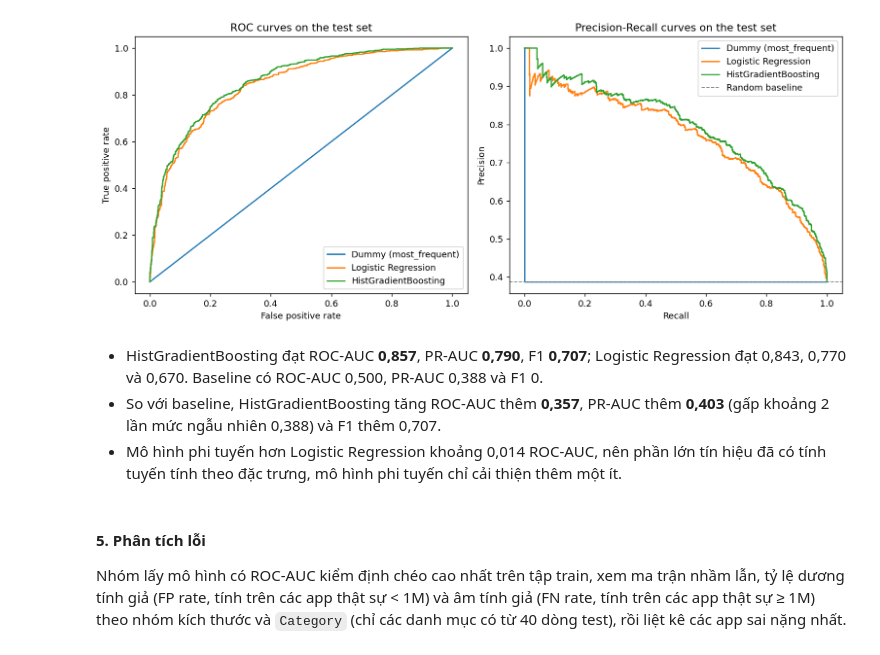
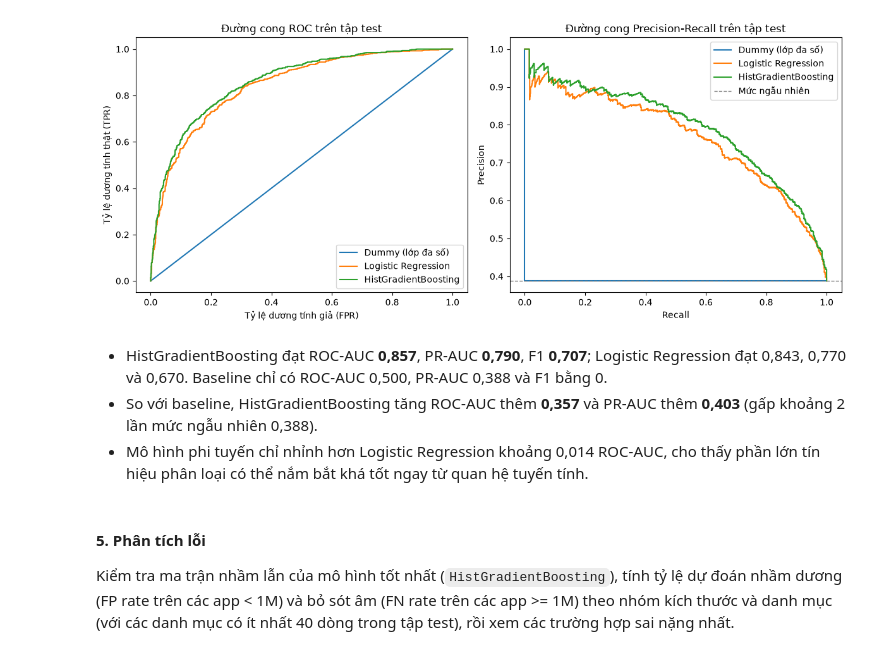
Before and after one commit to phtanh05/google-play-store-apps-analysis, a Jupyter notebook: notebooks/03_ml_question.ipynb, the cells around one changed output. Saved outputs shown, nothing was run; the diff lists cells and outputs as text; code cells hidden in the pictures.

```diff
--- a/notebooks/03_ml_question.ipynb
+++ b/notebooks/03_ml_question.ipynb
@@ -100,11 +86,9 @@ Tỷ lệ lớp 1 là 39,1%, không quá lệch nhưng baseline đoán lớp đa
 # %%
-# ---Tách phiên bản Android tối thiểu và cờ tùy thiết bị---
+# Tách phiên bản Android tối thiểu và cờ Varies with device
 android_text = apps["Android Ver"].astype("string")
-android_min = android_text.str.extract(r"^(\d+(?:\.\d+)?)")[0]
-android_min = android_min.astype(float)
+android_min = android_text.str.extract(r"^(\d+(?:\.\d+)?)")[0].astype(float)
 android_varies = (android_text == "Varies with device").astype(float)
 
-# ---Chỉ tạo đặc trưng từ mô tả sản phẩm và cấu hình kỹ thuật---
 X = pd.DataFrame({
     "Category": apps["Category"].astype(str),
     "Genres": apps["Genres"].astype(str),
@@ -120,7 +104,6 @@ X = pd.DataFrame({
 y = apps["y"]
 groups = apps["App"]
 
-# ---Khai báo các nhóm đặc trưng dùng cho từng mô hình---
 CAT_COLS = ["Category", "Genres", "Content Rating"]
 NUM_COLS = [
     "Price", "Size_MB", "Size_varies", "Android_min",
@@ -131,12 +114,6 @@ TECH_COLS = [
     "Name_len", "Name_words"
 ]
 
-print(
-    "Excluded: Reviews, Rating, Installs, "
-    "Last Updated, Current Ver."
-)
-print("App is used only as the grouping key.")
-print("Type is excluded because it duplicates Price > 0.")
-missing_summary = X.isna().sum().rename("Missing").to_frame().T
-display(missing_summary)
+print("Các cột bị loại: Reviews, Rating, Installs, Last Updated, Current Ver (và Type do trùng Price).")
+display(X.isna().sum().rename("Số giá trị thiếu").to_frame().T)
 # %% [output]
@@ -326,38 +272,33 @@ Positive class share in test: 0.388
 # %%
-# ---Vẽ đường ROC và đường Precision-Recall từ xác suất đã lưu---
 fig, axes = plt.subplots(1, 2, figsize=(12, 5))
-for name, probabilities in proba.items():
-    false_positive, true_positive, thresholds = roc_curve(
-        y_test, probabilities
-    )
-    precision, recall, thresholds = precision_recall_curve(
-        y_test, probabilities
-    )
-    axes[0].plot(false_positive, true_positive, label=name)
-    axes[1].step(recall, precision, where="post", label=name)
 
-axes[0].set_title("ROC curves on the test set")
-axes[0].set_xlabel("False positive rate")
-axes[0].set_ylabel("True positive rate")
+for name, p in proba.items():
+    fpr, tpr, _ = roc_curve(y_test, p)
+    prec, rec, _ = precision_recall_curve(y_test, p)
+    axes[0].plot(fpr, tpr, label=name)
+    axes[1].step(rec, prec, where="post", label=name)
+
+axes[0].set_title("Đường cong ROC trên tập test")
+axes[0].set_xlabel("Tỷ lệ dương tính giả (FPR)")
+axes[0].set_ylabel("Tỷ lệ dương tính thật (TPR)")
 axes[0].legend()
-axes[1].set_title("Precision-Recall curves on the test set")
+
+axes[1].set_title("Đường cong Precision-Recall trên tập test")
 axes[1].set_xlabel("Recall")
 axes[1].set_ylabel("Precision")
-axes[1].axhline(
-    y_test.mean(), color="gray", linestyle="--",
-    linewidth=1, label="Random baseline"
-)
+axes[1].axhline(y_test.mean(), color="gray", linestyle="--", linewidth=1, label="Mức ngẫu nhiên")
 axes[1].legend()
+
 plt.tight_layout()
 plt.show()
 # %% [output]
-[figure, old version]
+[figure, new version]
 # %% [markdown]
-- HistGradientBoosting đạt ROC-AUC **0,857**, PR-AUC **0,790**, F1 **0,707**; Logistic Regression đạt 0,843, 0,770 và 0,670. Baseline có ROC-AUC 0,500, PR-AUC 0,388 và F1 0.
-- So với baseline, HistGradientBoosting tăng ROC-AUC thêm **0,357**, PR-AUC thêm **0,403** (gấp khoảng 2 lần mức ngẫu nhiên 0,388) và F1 thêm 0,707.
-- Mô hình phi tuyến hơn Logistic Regression khoảng 0,014 ROC-AUC, nên phần lớn tín hiệu đã có tính tuyến tính theo đặc trưng, mô hình phi tuyến chỉ cải thiện thêm một ít.
+- HistGradientBoosting đạt ROC-AUC **0,857**, PR-AUC **0,790**, F1 **0,707**; Logistic Regression đạt 0,843, 0,770 và 0,670. Baseline chỉ có ROC-AUC 0,500, PR-AUC 0,388 và F1 bằng 0.
+- So với baseline, HistGradientBoosting tăng ROC-AUC thêm **0,357** và PR-AUC thêm **0,403** (gấp khoảng 2 lần mức ngẫu nhiên 0,388).
+- Mô hình phi tuyến chỉ nhỉnh hơn Logistic Regression khoảng 0,014 ROC-AUC, cho thấy phần lớn tín hiệu phân loại có thể nắm bắt khá tốt ngay từ quan hệ tuyến tính.
 # %% [markdown]
 #### **5. Phân tích lỗi**
 
-Nhóm lấy mô hình có ROC-AUC kiểm định chéo cao nhất trên tập train, xem ma trận nhầm lẫn, tỷ lệ dương tính giả (FP rate, tính trên các app thật sự < 1M) và âm tính giả (FN rate, tính trên các app thật sự ≥ 1M) theo nhóm kích thước và `Category` (chỉ các danh mục có từ 40 dòng test), rồi liệt kê các app sai nặng nhất.
+Kiểm tra ma trận nhầm lẫn của mô hình tốt nhất (`HistGradientBoosting`), tính tỷ lệ dự đoán nhầm dương (FP rate trên các app < 1M) và bỏ sót âm (FN rate trên các app >= 1M) theo nhóm kích thước và danh mục (với các danh mục có ít nhất 40 dòng trong tập test), rồi xem các trường hợp sai nặng nhất.
 # %%
```
Also changed, not shown: parts of 23 cells of this notebook, 2 other files.
